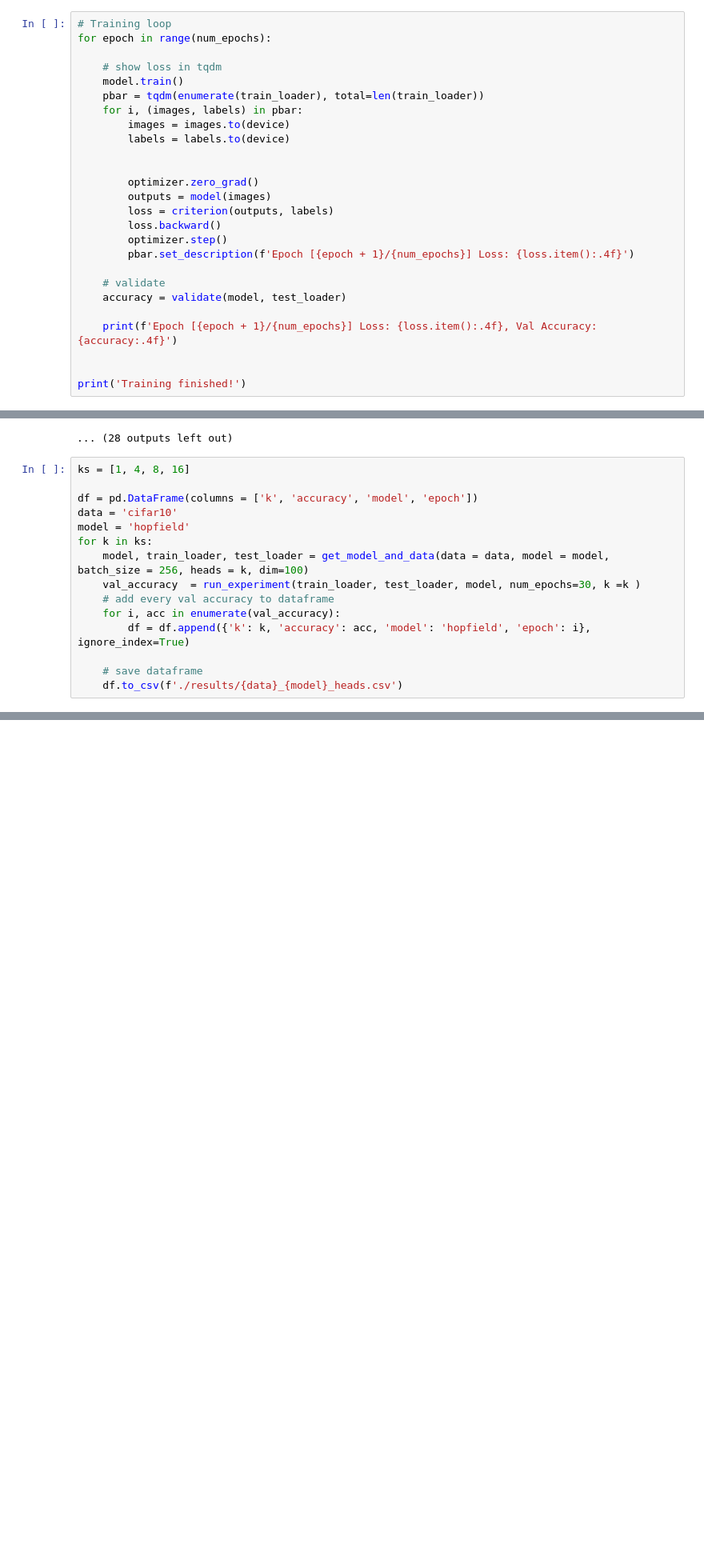
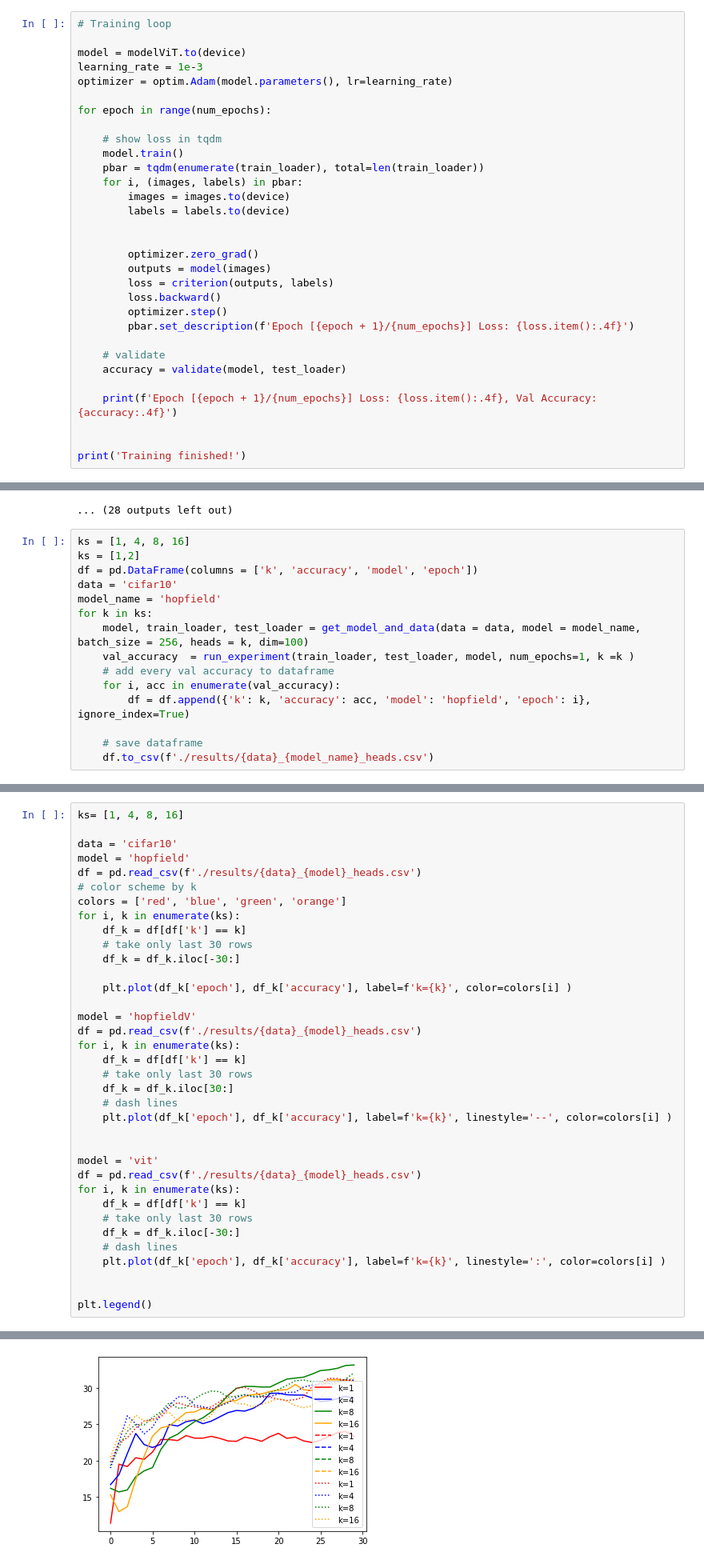
Before and after one commit to seanjaffe1/khopfield, a Jupyter notebook: vision_transformer.ipynb, the cells around one changed output, grey strips where cells are left out. Shown at 80% size. Saved outputs shown, nothing was run; the diff lists cells and outputs as text; blank space fills up the shorter version.

```diff
--- a/vision_transformer.ipynb
+++ b/vision_transformer.ipynb
@@ -197,6 +311,11 @@ def validate(model, val_loader):
     return 100 * correct / total
 # %%
 # Training loop
+
+model = modelViT.to(device)
+learning_rate = 1e-3
+optimizer = optim.Adam(model.parameters(), lr=learning_rate)
+
 for epoch in range(num_epochs):
 
     # show loss in tqdm
@@ -495,19 +544,19 @@ LML Warning: Did not converge.
 ... (28 outputs left out)
 # %%
 ks = [1, 4, 8, 16]
-
+ks = [1,2]
 df = pd.DataFrame(columns = ['k', 'accuracy', 'model', 'epoch'])
 data = 'cifar10'
-model = 'hopfield'
+model_name = 'hopfield'
 for k in ks:
-    model, train_loader, test_loader = get_model_and_data(data = data, model = model, batch_size = 256, heads = k, dim=100)
-    val_accuracy  = run_experiment(train_loader, test_loader, model, num_epochs=30, k =k )
+    model, train_loader, test_loader = get_model_and_data(data = data, model = model_name, batch_size = 256, heads = k, dim=100)
+    val_accuracy  = run_experiment(train_loader, test_loader, model, num_epochs=1, k =k )
     # add every val accuracy to dataframe
     for i, acc in enumerate(val_accuracy):
         df = df.append({'k': k, 'accuracy': acc, 'model': 'hopfield', 'epoch': i}, ignore_index=True)
 
     # save dataframe
-    df.to_csv(f'./results/{data}_{model}_heads.csv')
+    df.to_csv(f'./results/{data}_{model_name}_heads.csv')
 # %% [output]
 Files already downloaded and verified
 Files already downloaded and verified
@@ -533,0 +611,37 @@ ValueError: can only convert an array of size 1 to a Python scalar
+# %%
+ks= [1, 4, 8, 16]
+
+data = 'cifar10'
+model = 'hopfield'
+df = pd.read_csv(f'./results/{data}_{model}_heads.csv')
+# color scheme by k
+colors = ['red', 'blue', 'green', 'orange']
+for i, k in enumerate(ks):
+    df_k = df[df['k'] == k]
+    # take only last 30 rows
+    df_k = df_k.iloc[-30:]
+
+    plt.plot(df_k['epoch'], df_k['accuracy'], label=f'k={k}', color=colors[i] )
+
+model = 'hopfieldV'
+df = pd.read_csv(f'./results/{data}_{model}_heads.csv')
+for i, k in enumerate(ks):
+    df_k = df[df['k'] == k]
+    # take only last 30 rows
+    df_k = df_k.iloc[30:]
+    # dash lines
+    plt.plot(df_k['epoch'], df_k['accuracy'], label=f'k={k}', linestyle='--', color=colors[i] )
+
+
+model = 'vit'
+df = pd.read_csv(f'./results/{data}_{model}_heads.csv')
+for i, k in enumerate(ks):
+    df_k = df[df['k'] == k]
+    # take only last 30 rows
+    df_k = df_k.iloc[-30:]
+    # dash lines
+    plt.plot(df_k['epoch'], df_k['accuracy'], label=f'k={k}', linestyle=':', color=colors[i] )
+
+
+plt.legend()
+# %% [output]
@@ -533,0 +649 @@ ValueError: can only convert an array of size 1 to a Python scalar
+[figure, added]
```
Also changed, not shown: parts of 22 cells of this notebook, 5 other files.
